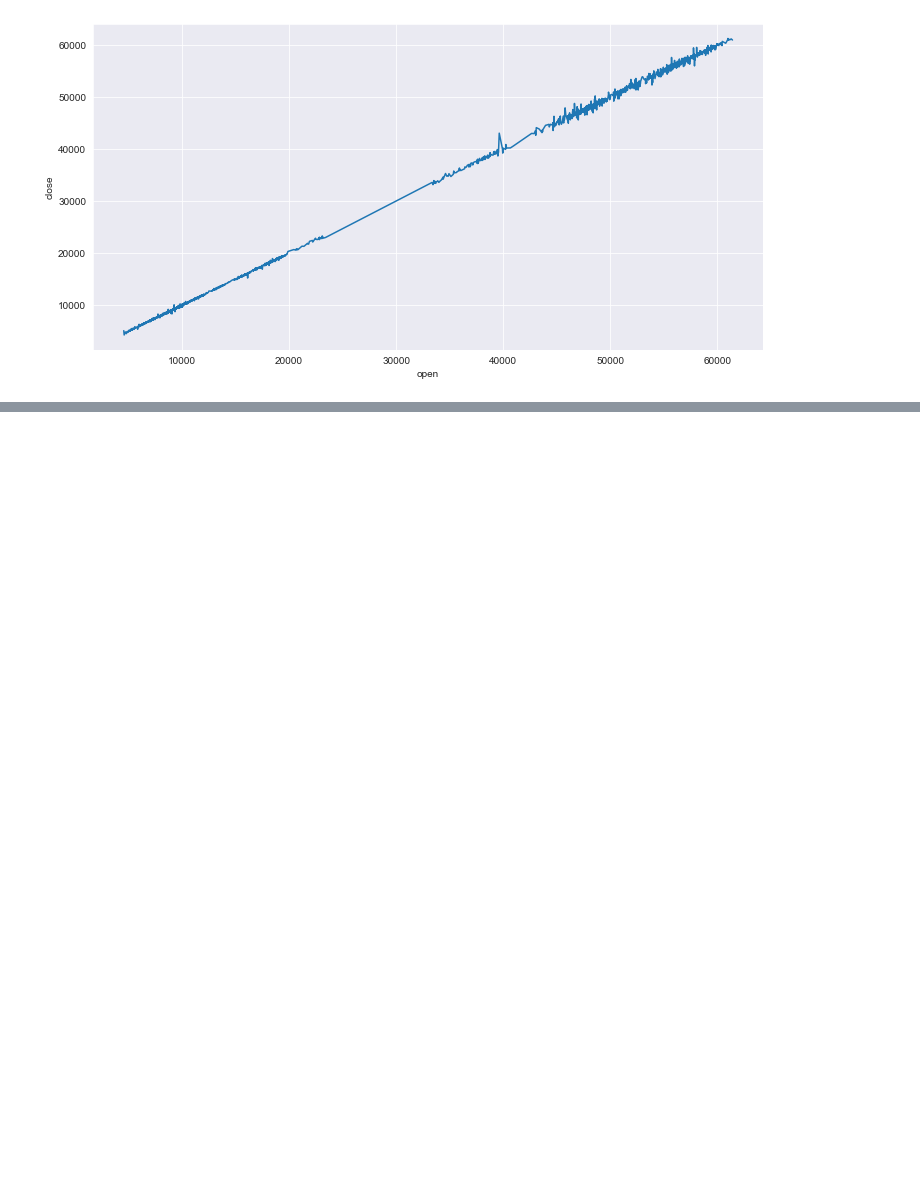
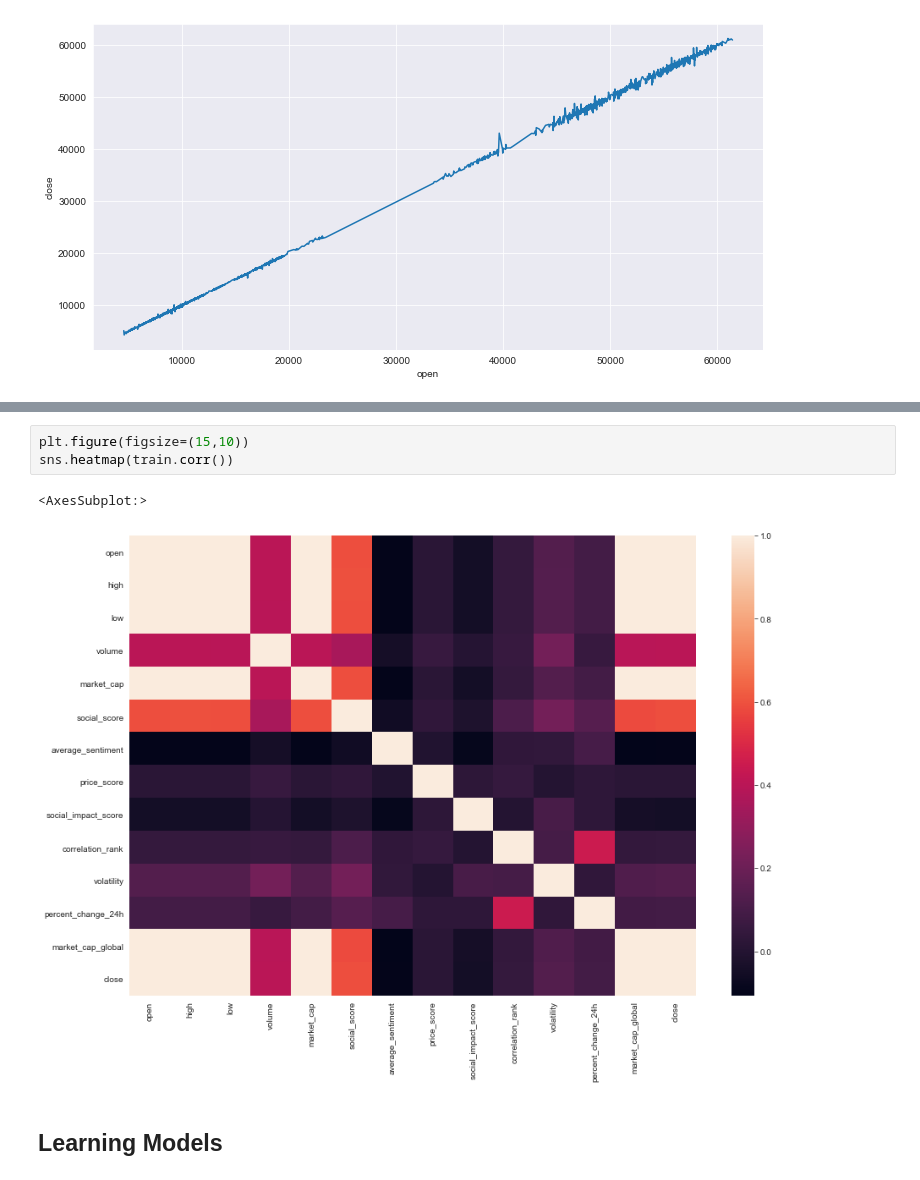
Before and after one commit to yashr7/crypto-price-prediction, a Jupyter notebook: crypto-closing.ipynb, the cells around one changed output, grey strips where cells are left out. Cells and saved outputs as stored; diff of their text form; blank space fills up the shorter version.

```diff
--- a/crypto-closing.ipynb
+++ b/crypto-closing.ipynb
@@ -283,0 +351,8 @@ sns.scatterplot(x='tweet_spam',y='close',data=train)
+# %%
+plt.figure(figsize=(15,10))
+sns.heatmap(train.corr())
+# %% [output]
+<AxesSubplot:>
+[figure, added]
+# %% [markdown]
+## Learning Models
```
Also changed, not shown: parts of 30 cells of this notebook, 1 other file.
